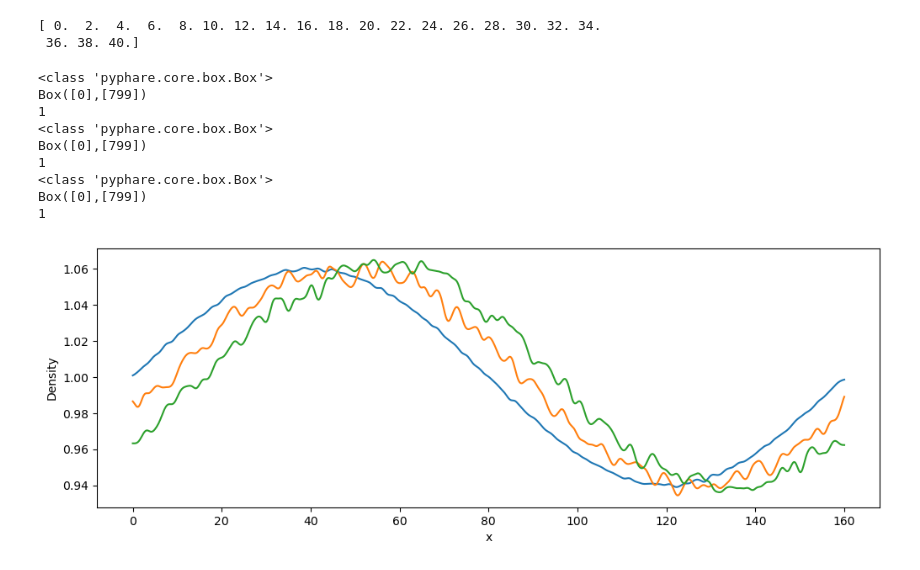
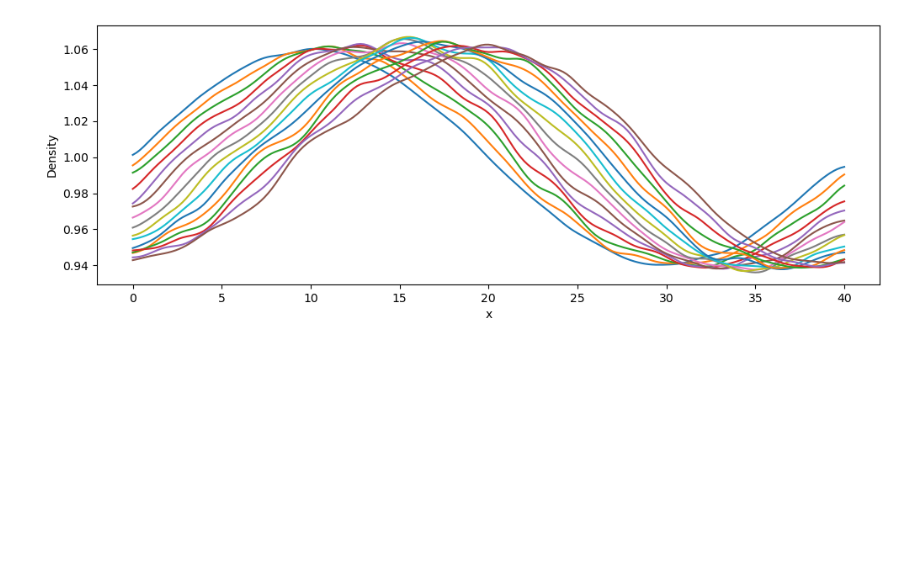
Before and after one commit to rochSmets/farMe, a Jupyter notebook: close/test_iaw.ipynb, the cells around one changed output. Saved outputs shown, nothing was run; the diff lists cells and outputs as text; code cells hidden in the pictures; blank space fills up the shorter version.

```diff
--- a/close/test_iaw.ipynb
+++ b/close/test_iaw.ipynb
@@ -16,32 +16,18 @@ k = 2*np.pi/160
 # %%
 from pyphare.pharesee.hierarchy.fromh5 import get_times_from_h5
 file = os.path.join(run_path, "ions_charge_density.h5")
-times = get_times_from_h5(file)
-print(times)
-# times = np.arange(0, 41, 2)
+times = get_times_from_h5(file)  # = np.arange(0, 41, 2)
-# %% [output]
-[ 0.  2.  4.  6.  8. 10. 12. 14. 16. 18. 20. 22. 24. 26. 28. 30. 32. 34.
- 36. 38. 40.]
 # %%
 colors = plt.rcParams['axes.prop_cycle'].by_key()['color']
 # %%
-fig, ax = plt.subplots(figsize=(12,4))
+fig, ax = plt.subplots(figsize=(12, 4))
 
-for i, time in enumerate(times[::10]):
+for i, time in enumerate(times[::1]):
     N = run.GetNi(time)
     n = phc.filters.gaussian(N, sigma=4)
     n.plot(qty='value', ax=ax, ls='solid', lw=2.0, color=colors[i%10], ylabel='Density')
 # %% [output]
-<class 'pyphare.core.box.Box'>
-Box([0],[799])
-1
-<class 'pyphare.core.box.Box'>
-Box([0],[799])
-1
-<class 'pyphare.core.box.Box'>
-Box([0],[799])
-1
-[figure, old version]
+[figure, new version]
 # %%
 from scipy.optimize import curve_fit
 def sine_func(x, A, B, C):
```
Also changed, not shown: parts of 11 cells of this notebook, 1 other file.
